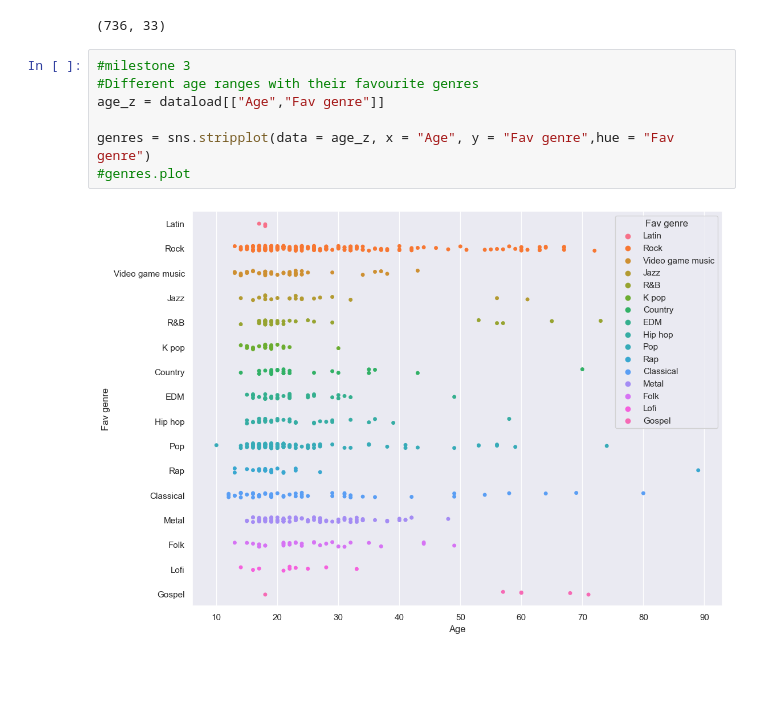
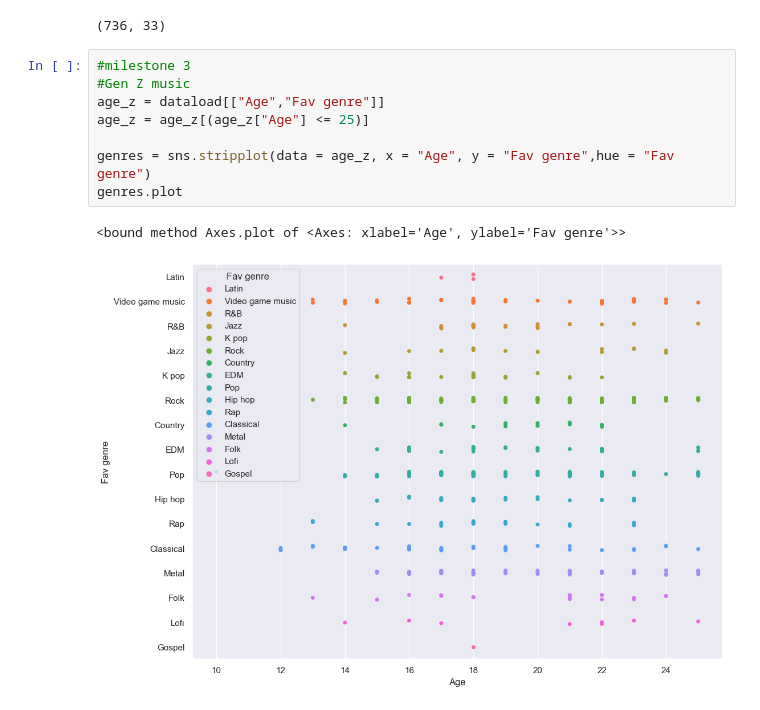
Before and after one commit to ubco-W2022T2-data301/project-group29, a Jupyter notebook: analysis/analysis2.ipynb, the cells around one changed output. Saved outputs shown, nothing was run; the diff lists cells and outputs as text; blank space fills up the shorter version.

```diff
--- a/analysis/analysis2.ipynb
+++ b/analysis/analysis2.ipynb
@@ -65,10 +65,12 @@ dataload.shape
 (736, 33)
 # %%
 #milestone 3
-#Different age ranges with their favourite genres
+#Gen Z music
 age_z = dataload[["Age","Fav genre"]]
+age_z = age_z[(age_z["Age"] <= 25)]
 
 genres = sns.stripplot(data = age_z, x = "Age", y = "Fav genre",hue = "Fav genre")
-#genres.plot
+genres.plot
 # %% [output]
+<bound method Axes.plot of <Axes: xlabel='Age', ylabel='Fav genre'>>
-[figure, old version]
+[figure, new version]
```
Also changed, not shown: parts of 13 cells of this notebook.
